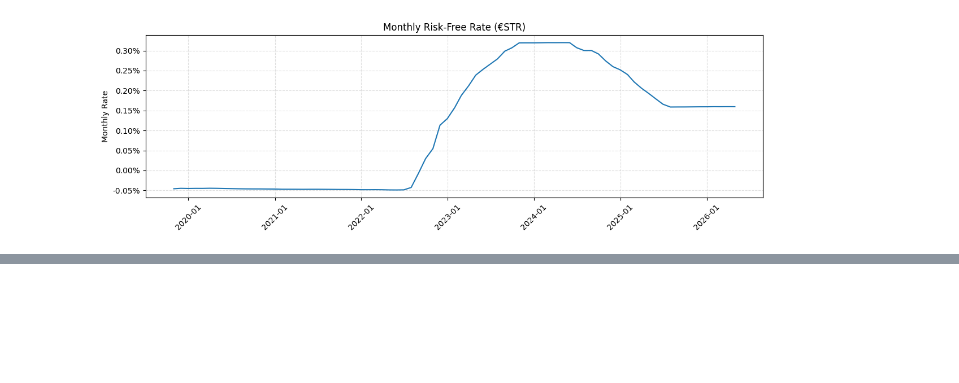
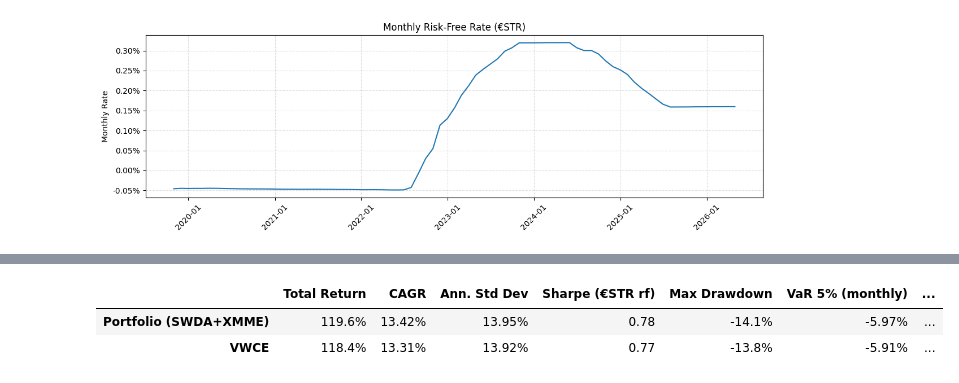
Before and after one commit to insaneGei/VWCE_approximation, a Jupyter notebook: notebooks/portfolio_evaluation.ipynb, the cells around one changed output, grey strips where cells are left out. Cells and saved outputs as stored; diff of their text form; code cells hidden in the pictures; blank space fills up the shorter version.

Commit message:
fixed portfolio analysis notebook

```diff
--- a/notebooks/portfolio_evaluation.ipynb
+++ b/notebooks/portfolio_evaluation.ipynb
@@ -195,0 +230,47 @@ Common span: 2020-02-29 → 2026-04-30, 75 months
+# %%
+# Risk and performance metrics
+
+#first risk metric: maximum drawdown
+def max_drawdown(cum_series):
+    return ((cum_series - cum_series.cummax()) / cum_series.cummax()).min()
+
+# second risk metric: historical VaR computed on common timespan returns
+def historical_var(returns, level):
+    return np.percentile(returns, level * 100)
+
+# second risk metric: historical CVaR computed on common timespan returns
+def historical_cvar(returns, level):
+    var = historical_var(returns, level)
+    return returns[returns <= var].mean()
+
+n_months = len(all_returns)
+n_years  = n_months / 12
+mean_rf_annual = ((1 + rf_aligned) ** 12 - 1).mean()
+
+metrics = {}
+for col in all_returns.columns:
+    r   = all_returns[col].values
+    cum = cumulative[col]
+    total_return = cum.iloc[-1] - 1
+    cagr = (1 + total_return) ** (1 / n_years) - 1
+    vol  = r.std() * np.sqrt(12)
+    excess_monthly = all_returns[col] - rf_aligned
+    sharpe = (excess_monthly.mean() * 12) / vol if vol > 0 else np.nan
+    mdd  = max_drawdown(cum)
+    metrics[col] = {
+        'Total Return':      f'{total_return:.1%}',
+        'CAGR':              f'{cagr:.2%}',
+        'Ann. Std Dev':      f'{vol:.2%}',
+        'Sharpe (€STR rf)':  f'{sharpe:.2f}',
+        'Max Drawdown':      f'{mdd:.1%}',
+        'VaR 5%  (monthly)': f'{historical_var(r, 0.05):.2%}',
+        'VaR 1%  (monthly)': f'{historical_var(r, 0.01):.2%}',
+        'CVaR 5% (monthly)': f'{historical_cvar(r, 0.05):.2%}',
+        'CVaR 1% (monthly)': f'{historical_cvar(r, 0.01):.2%}',
+    }
+
+pd.DataFrame(metrics).T
+# %% [output]
+|  | Total Return | CAGR | Ann. Std Dev | Sharpe (€STR rf) | Max Drawdown | VaR 5% (monthly) | ... |
+| Portfolio (SWDA+XMME) | 119.6% | 13.42% | 13.95% | 0.78 | -14.1% | -5.97% | ... |
+| VWCE | 118.4% | 13.31% | 13.92% | 0.77 | -13.8% | -5.91% | ... |
```
Also changed, not shown: parts of 21 cells of this notebook, 1 other file.
